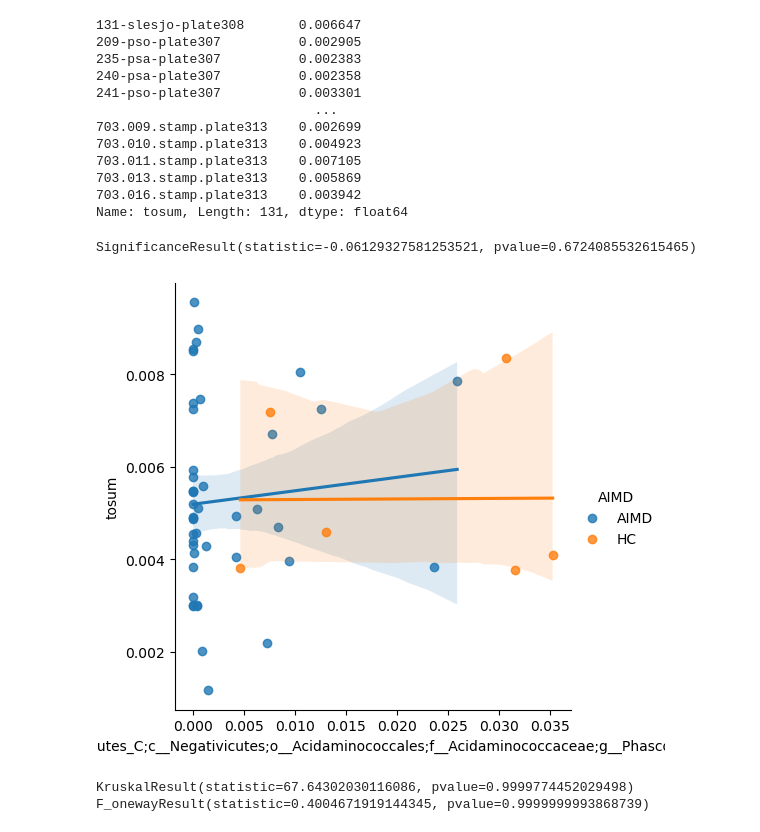
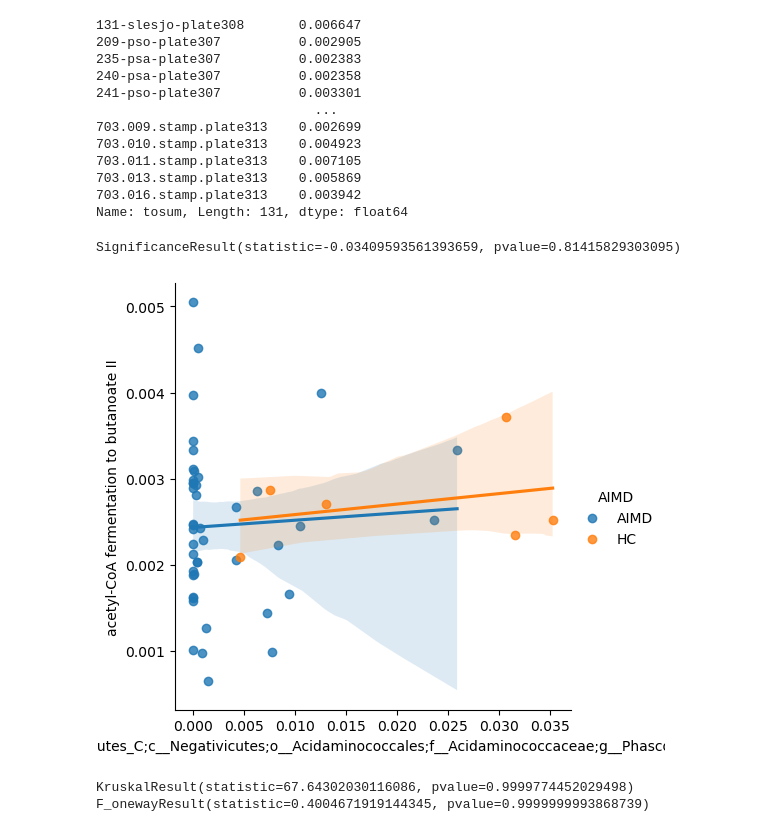
Before and after one commit to kbpi314/ampaim, a Jupyter notebook: code/ampaim_metaanalysis.ipynb, the cells around one changed output. Cells and saved outputs as stored; diff of their text form; code cells hidden in the pictures.

```diff
--- a/code/ampaim_metaanalysis.ipynb
+++ b/code/ampaim_metaanalysis.ipynb
@@ -1268,19 +1456,36 @@ pyruvate fermentation to isobutanol (engineered)
 Name: tosum, Length: 131, dtype: float64
 # %%
 # plot
+# amp aim from Adam's run
+df_map = pd.read_csv(path + 'outputs/jobs52/Analysis_core_pipeline_taxonomic_0/tables/qiime_mapping_file.tsv',
+                     sep='\t',
+                     index_col=0)
+df_map = df_map.drop('#q2:types')
+
+# rename index
+df_map.index.name = 'SampleID'
+
+# subset cols
+df_map = df_map[['Diagnosis','CRP','ESR']]
+df_map['Diagnosis'] = df_map['Diagnosis'].map(lambda x: sub_dict[x] if x in sub_dict else x)
+
+# AIMD grouping
+df_map['AIMD'] = df_map['Diagnosis'].map(lambda x: 'HC' if x == 'HC' else 'AIMD')
+df_map.head()
+
 df_merge = pd.concat([df_taxa, df_map, df_mc],axis=1)
 df_merge = df_merge[df_merge['Diagnosis'].isin(['RA','HC'])]
 
 y='acetyl-CoA fermentation to butanoate II'
-y='tosum'
+# y='tosum'
 x='d__Bacteria;p__Firmicutes_C;c__Negativicutes;o__Acidaminococcales;f__Acidaminococcaceae;g__Phascolarctobacterium_A'
 
 print(scipy.stats.spearmanr(df_merge[x],df_merge[y]))
 sns.lmplot(x=x,y=y,data=df_merge,hue='AIMD')
 sns.despine()
 # %% [output]
-SignificanceResult(statistic=-0.06129327581253521, pvalue=0.6724085532615465)
+SignificanceResult(statistic=-0.03409593561393659, pvalue=0.81415829303095)
-[figure, old version]
+[figure, new version]
 # %%
 # plot
 df_merge = pd.concat([df_taxa, df_map, df_mc],axis=1)
```
Also changed, not shown: parts of 23 cells of this notebook, 2 other files.
